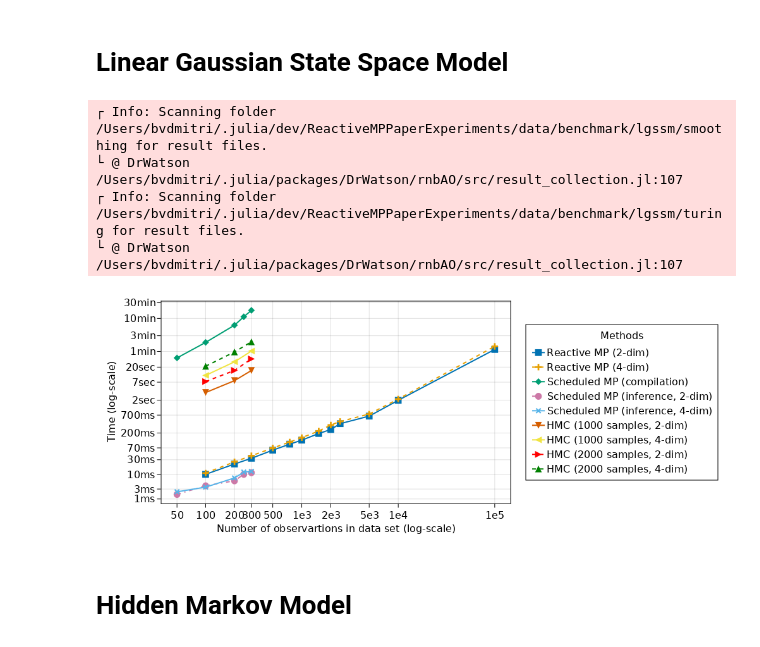
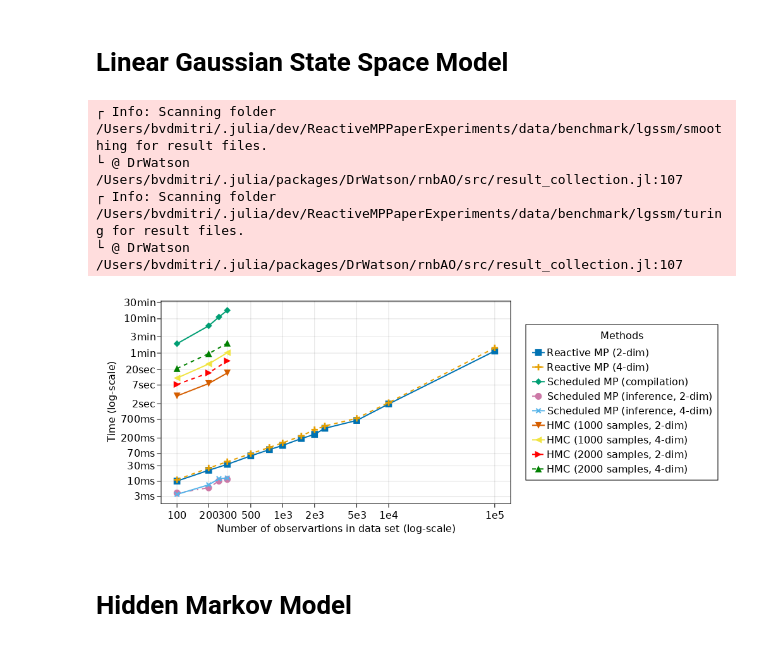
Before and after one commit to biaslab/ReactiveMPPaperExperiments, a Jupyter notebook: notebooks/common_plots.ipynb, the cells around one changed output. Drawn from its saved outputs; the diff is of its cells as text; code cells hidden in the pictures.

Commit message:
update plots

```diff
--- a/notebooks/common_plots.ipynb
+++ b/notebooks/common_plots.ipynb
@@ -30,13 +30,13 @@ let
     end
 
     # See 'fl_gaussian_linear_state_space_model.ipynb' notebook
-    fl_c_n    = [ 50, 100, 200, 250, 300, 50, 100, 200, 250, 300 ]
-    fl_c_d    = [ 2, 2, 2, 2, 2, 4, 4, 4, 4, 4 ]
-    fl_c_time = 1e9 .* [ 22.726305 + 15.300824, 47.139422 + 65.614497, 86.241535 + 288.590772, 117.509299 + 557.830418, 137.006022 + 920.685297, 23.327590 + 17.412056, 46.829628 + 65.860935, 88.016589 + 318.073160, 119.371944 + 569.752148, 136.036903 + 868.833146 ]
+    fl_c_n    = [ 100, 200, 250, 300, 100, 200, 250, 300 ]
+    fl_c_d    = [ 2, 2, 2, 2, 4, 4, 4, 4 ]
+    fl_c_time = 1e9 .* [ 47.139422 + 65.614497, 86.241535 + 288.590772, 117.509299 + 557.830418, 137.006022 + 920.685297, 23.327590 + 17.412056, 88.016589 + 318.073160, 119.371944 + 569.752148, 136.036903 + 868.833146 ]
 
-    fl_i_n    = [ 50, 100, 200, 250, 300, 50, 100, 200, 250, 300 ]
-    fl_i_d    = [ 2, 2, 2, 2, 2, 4, 4, 4, 4, 4 ]
-    fl_i_time = 1e6 .* [ 1.765, 4.036, 6.128, 10.248, 11.570, 2.302, 3.579, 7.681, 12.099, 12.685 ]
+    fl_i_n    = [ 100, 200, 250, 300, 100, 200, 250, 300 ]
+    fl_i_d    = [ 2, 2, 2, 2, 4, 4, 4, 4 ]
+    fl_i_time = 1e6 .* [ 4.036, 6.128, 10.248, 11.570, 3.579, 7.681, 12.099, 12.685 ]
 
     fl_compilation = DataFrame(n = fl_c_n, d = fl_c_d, time = fl_c_time)
     fl_inference   = DataFrame(n = fl_i_n, d = fl_i_d, time = fl_i_time);
@@ -66,8 +66,8 @@ let
     )
 
     ax.xticks = (
-        [ 50, 100, 200, 300, 500, 1000, 2000, 5000, 10000, 100_000 ],
-        [ "50", "100", "200", "300", "500", "1e3", "2e3", "5e3", "1e4", "1e5" ]
+        [ 100, 200, 300, 500, 1000, 2000, 5000, 10000, 100_000 ],
+        [ "100", "200", "300", "500", "1e3", "2e3", "5e3", "1e4", "1e5" ]
     )
 
     rmp_smoothing_2_x, rmp_smoothing_2_y = extract_line(rmp_smoothing, 2)
@@ -80,34 +80,34 @@ let
     turing_1000_2_x, turing_1000_2_y = extract_line_turing(turing_hmc, 2, 1000)
     turing_1000_4_x, turing_1000_4_y = extract_line_turing(turing_hmc, 4, 1000)
 
     turing_2000_2_x, turing_2000_2_y = extract_line_turing(turing_hmc, 2, 2000)
     turing_2000_4_x, turing_2000_4_y = extract_line_turing(turing_hmc, 4, 2000)
 
     scatterlines!(ax, rmp_smoothing_2_x, rmp_smoothing_2_y, label = "Reactive MP (2-dim)", linewidth = 2, marker = :rect, markersize = 14, color = colors[1], markercolor = colors[1])
     scatterlines!(ax, rmp_smoothing_4_x, rmp_smoothing_4_y, label = "Reactive MP (4-dim)", linewidth = 2, linestyle = :dash, marker = :cross, markersize = 14, color = colors[2], markercolor = colors[2])
 
     scatterlines!(ax, fl_compilation_x, fl_compilation_y, label = "Scheduled MP (compilation)", linewidth = 2, linestyle = nothing, marker = :diamond, markersize = 14, color = colors[3], markercolor = colors[3])
     scatterlines!(ax, fl_inference_2_x, fl_inference_2_y, label = "Scheduled MP (inference, 2-dim)", linewidth = 2, linestyle = :dashdot, marker = :circle, markersize = 14, color = colors[4], markercolor = colors[4])
     scatterlines!(ax, fl_inference_4_x, fl_inference_4_y, label = "Scheduled MP (inference, 4-dim)", linewidth = 2, linestyle = nothing, marker = :xcross, markersize = 14, color = colors[5], markercolor = colors[5])
 
     scatterlines!(ax, turing_1000_2_x, turing_1000_2_y, label = "HMC (1000 samples, 2-dim)", linewidth = 2, marker = :dtriangle, markersize = 14, color = colors[6], markercolor = colors[6])
     scatterlines!(ax, turing_1000_4_x, turing_1000_4_y, label = "HMC (1000 samples, 4-dim)", linewidth = 2, marker = :ltriangle, markersize = 14, color = colors[7], markercolor = colors[7])
 
     scatterlines!(ax, turing_2000_2_x, turing_2000_2_y, label = "HMC (2000 samples, 2-dim)", linewidth = 2, linestyle = :dash, marker = :rtriangle, markersize = 14, color = :red, markercolor = :red)
     scatterlines!(ax, turing_2000_4_x, turing_2000_4_y, label = "HMC (2000 samples, 4-dim)", linewidth = 2, linestyle = :dash, marker = :utriangle, markersize = 14, color = :green, markercolor = :green)
 
 
     # axislegend(ax, position = :rb, labelsize = 16)
     fig[1, 2] = Legend(fig, ax, "Methods", framevisible = true, labelsize = 16)
 
     @saveplot fig "lgssm_benchmark_all"
 end
 # %% [output]
 ┌ Info: Scanning folder /Users/bvdmitri/.julia/dev/ReactiveMPPaperExperiments/data/benchmark/lgssm/smoothing for result files.
 └ @ DrWatson /Users/bvdmitri/.julia/packages/DrWatson/rnbAO/src/result_collection.jl:107
 ┌ Info: Scanning folder /Users/bvdmitri/.julia/dev/ReactiveMPPaperExperiments/data/benchmark/lgssm/turing for result files.
 └ @ DrWatson /Users/bvdmitri/.julia/packages/DrWatson/rnbAO/src/result_collection.jl:107
-[figure, old version]
+[figure, new version]
 # %% [markdown]
 # Hidden Markov Model
 # %%
```
Also changed, not shown: 2 other files.
